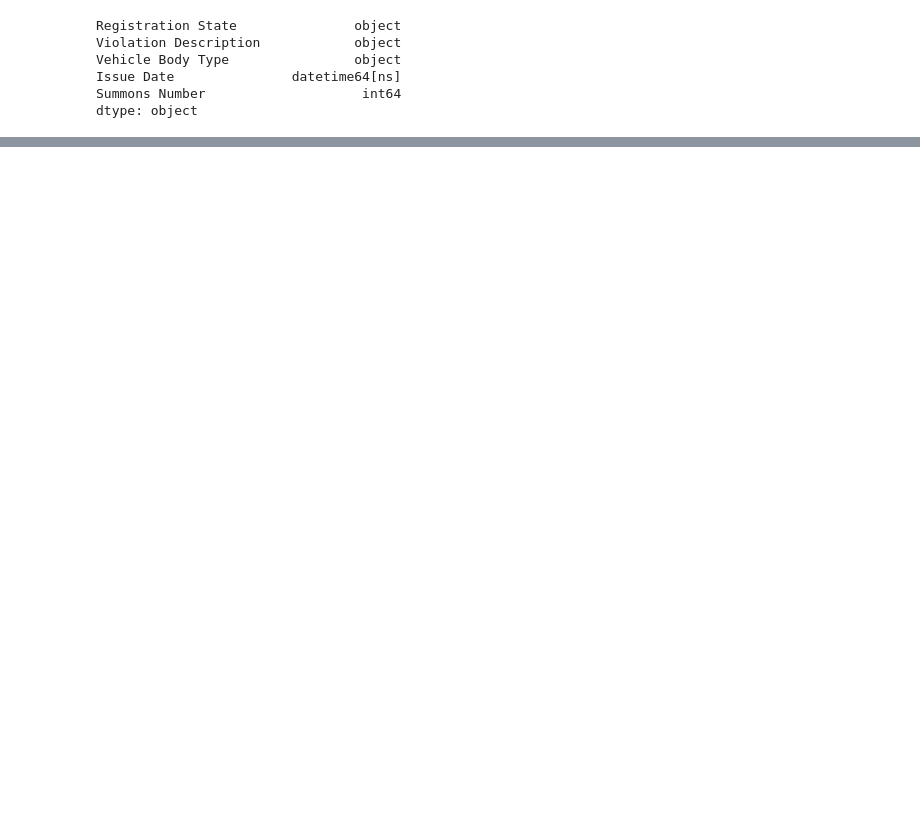
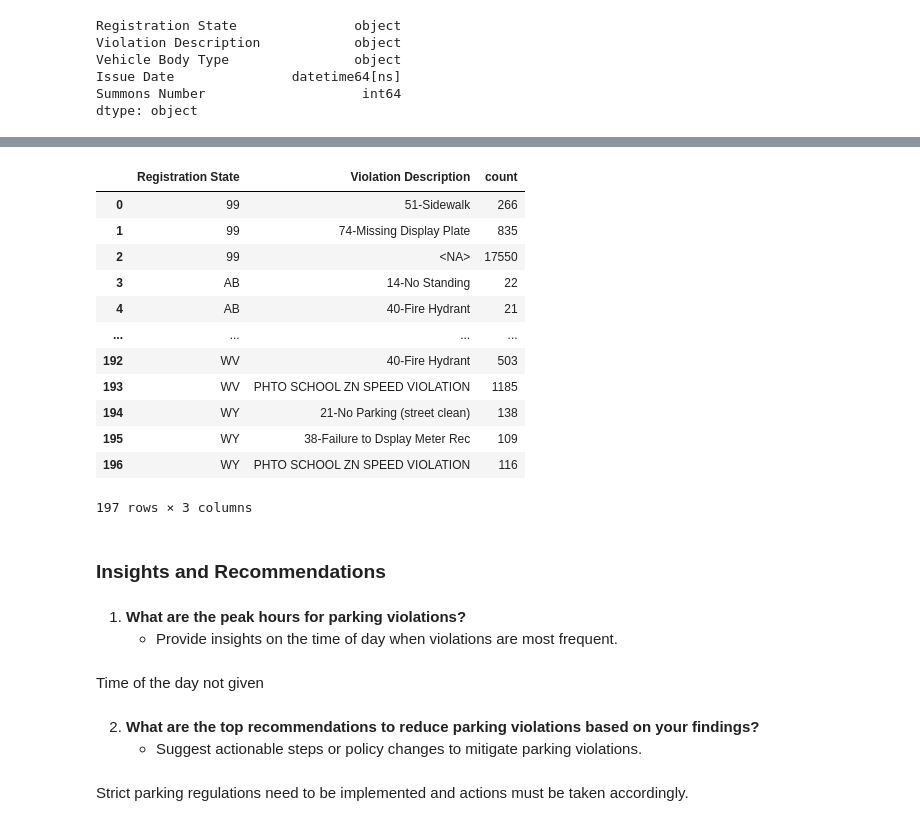
Before and after one commit to UsmanSafni/Data_Analysis, a Jupyter notebook: Parkingvoilation.ipynb, the cells around one changed output, grey strips where cells are left out. Saved outputs shown, nothing was run; the diff lists cells and outputs as text; code cells hidden in the pictures; blank space fills up the shorter version.

```diff
--- a/Parkingvoilation.ipynb
+++ b/Parkingvoilation.ipynb
@@ -184,0 +212,14 @@ dtype: object
+# %%
+
+# Convert 'Issue Date' column to datetime
+df['Issue Date'] = pd.to_datetime(df['Issue Date'])
+
+# Extract year and month from the 'Issue Date' column
+df['Year'] = df['Issue Date'].dt.year
+df['Month'] = df['Issue Date'].dt.month
+
+
+violations_by_year = df.groupby(['Year']).size().reset_index(name='Violation Count')
+# Print the resulting DataFrame
+
+print(violations_by_year)
@@ -184,0 +456,37 @@ dtype: object
+# %%
+#common violations in the states
+(df[["Registration State","Violation Description"]]
+ .value_counts()
+ .groupby("Registration State")
+
+ .head(3)
+ .sort_index()
+ .reset_index()
+
+)
+# %% [output]
+|  | Registration State | Violation Description | count |
+| 0 | 99 | 51-Sidewalk | 266 |
+| 1 | 99 | 74-Missing Display Plate | 835 |
+| 2 | 99 | <NA> | 17550 |
+| 3 | AB | 14-No Standing | 22 |
+| 4 | AB | 40-Fire Hydrant | 21 |
+| ... | ... | ... | ... |
+| 192 | WV | 40-Fire Hydrant | 503 |
+| 193 | WV | PHTO SCHOOL ZN SPEED VIOLATION | 1185 |
+| 194 | WY | 21-No Parking (street clean) | 138 |
+| 195 | WY | 38-Failure to Dsplay Meter Rec | 109 |
+| 196 | WY | PHTO SCHOOL ZN SPEED VIOLATION | 116 |
+197 rows × 3 columns
+# %% [markdown]
+### **Insights and Recommendations**
+# %% [markdown]
+1. **What are the peak hours for parking violations?**
+    - Provide insights on the time of day when violations are most frequent.
+# %% [markdown]
+Time of the day not given
+# %% [markdown]
+2. **What are the top recommendations to reduce parking violations based on your findings?**
+    - Suggest actionable steps or policy changes to mitigate parking violations.
+# %% [markdown]
+Strict parking regulations need to be implemented and actions must be taken accordingly.
```
Also changed, not shown: parts of 58 cells of this notebook.
